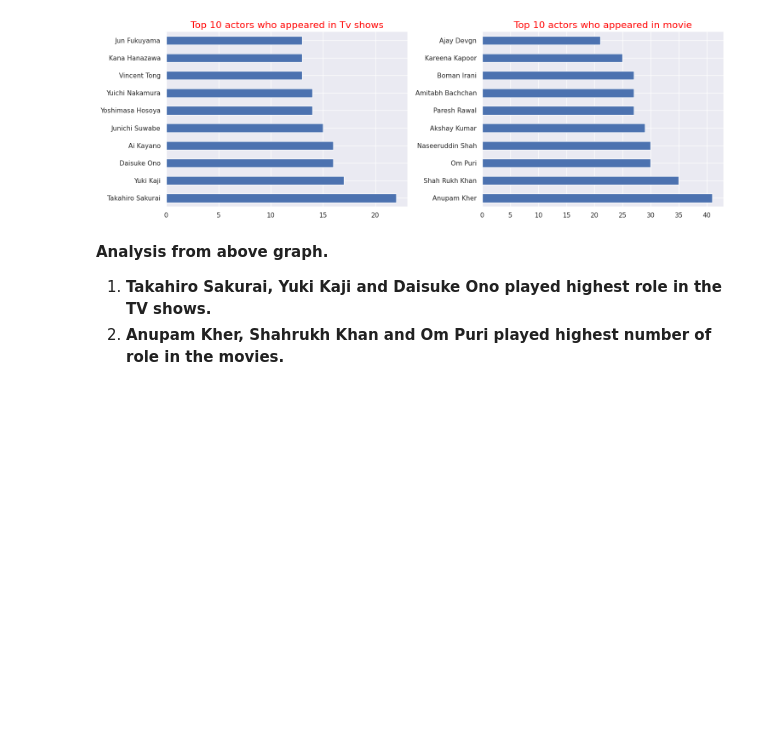
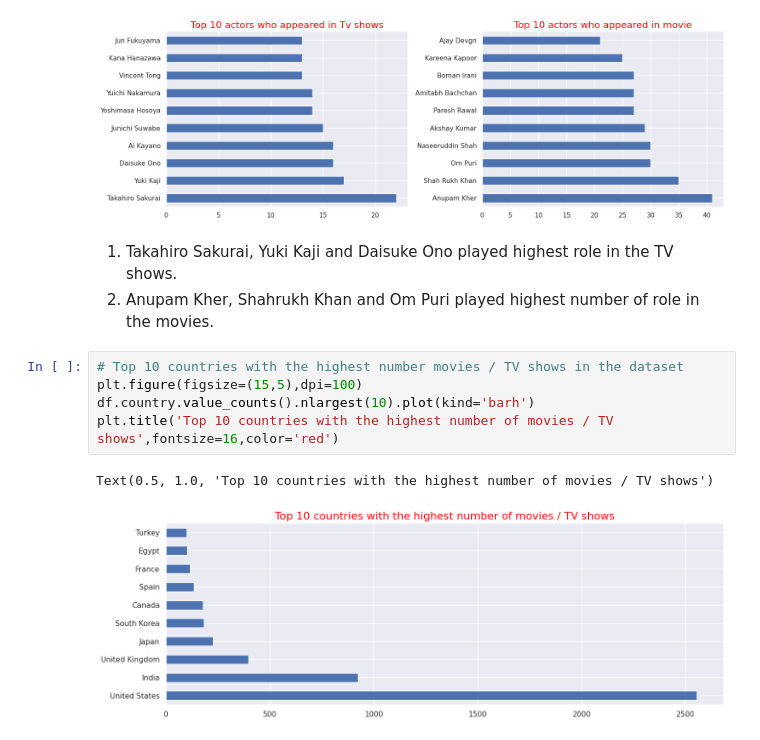
Before and after one commit to rajkumarpec/Unsupervised-Machine-Learning, a Jupyter notebook: Netflix_movie_show.ipynb, the cells around one changed output. Drawn from its saved outputs; the diff is of its cells as text; blank space fills up the shorter version.

```diff
--- a/Netflix_movie_show.ipynb
+++ b/Netflix_movie_show.ipynb
@@ -322,6 +319,13 @@ plt.show()
 # %% [output]
 [figure]
 # %% [markdown]
-**Analysis from above graph.**
-1. **Takahiro Sakurai, Yuki Kaji and Daisuke Ono played highest role in the TV shows.**
-2. **Anupam Kher, Shahrukh Khan and Om Puri played highest number of role in the movies.**
+1. Takahiro Sakurai, Yuki Kaji and Daisuke Ono played highest role in the TV shows.
+2. Anupam Kher, Shahrukh Khan and Om Puri played highest number of role in the movies.
+# %%
+# Top 10 countries with the highest number movies / TV shows in the dataset
+plt.figure(figsize=(15,5),dpi=100)
+df.country.value_counts().nlargest(10).plot(kind='barh')
+plt.title('Top 10 countries with the highest number of movies / TV shows',fontsize=16,color='red')
+# %% [output]
+Text(0.5, 1.0, 'Top 10 countries with the highest number of movies / TV shows')
+[figure, added]
```
Also changed, not shown: parts of 21 cells of this notebook.
